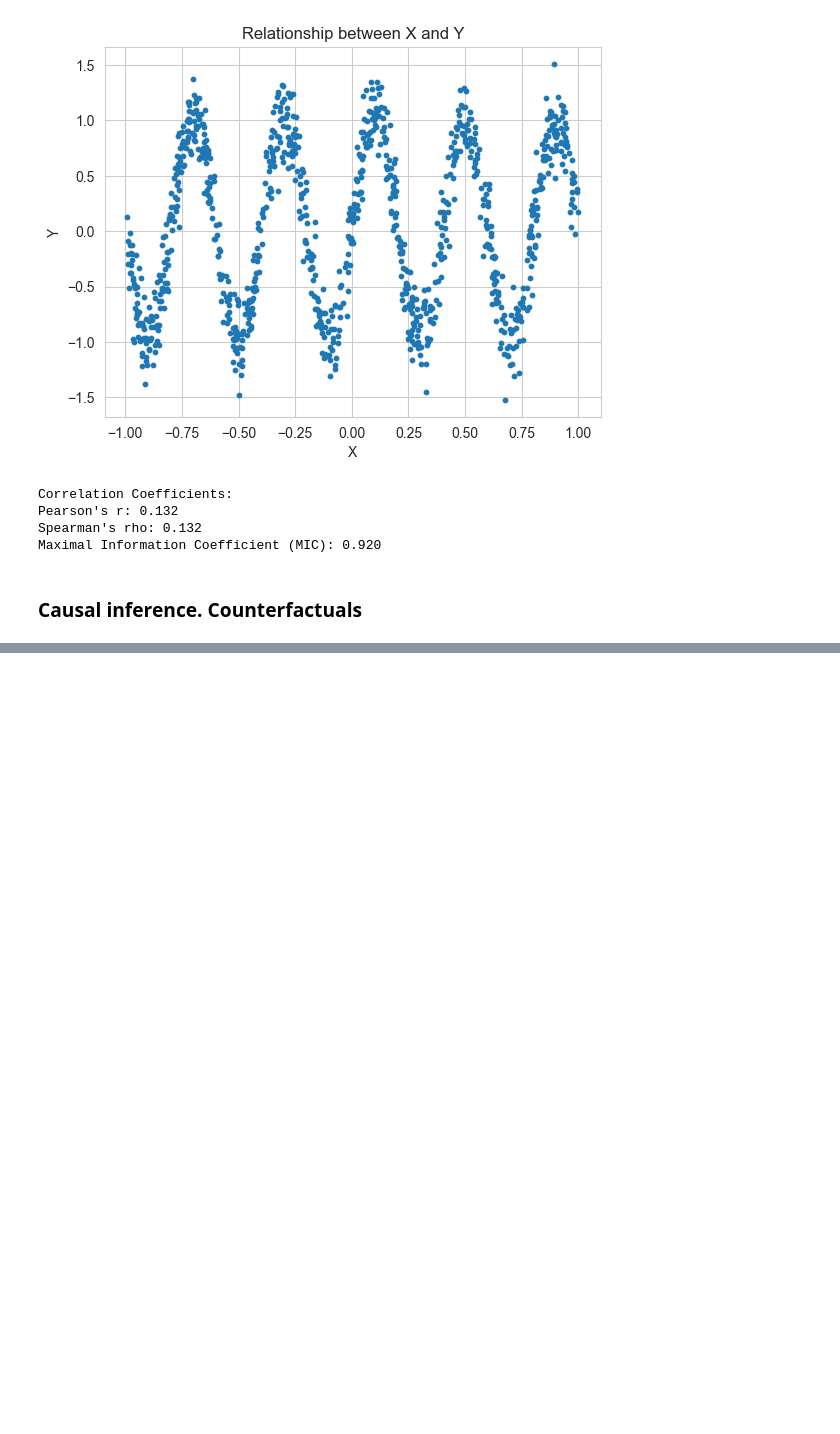
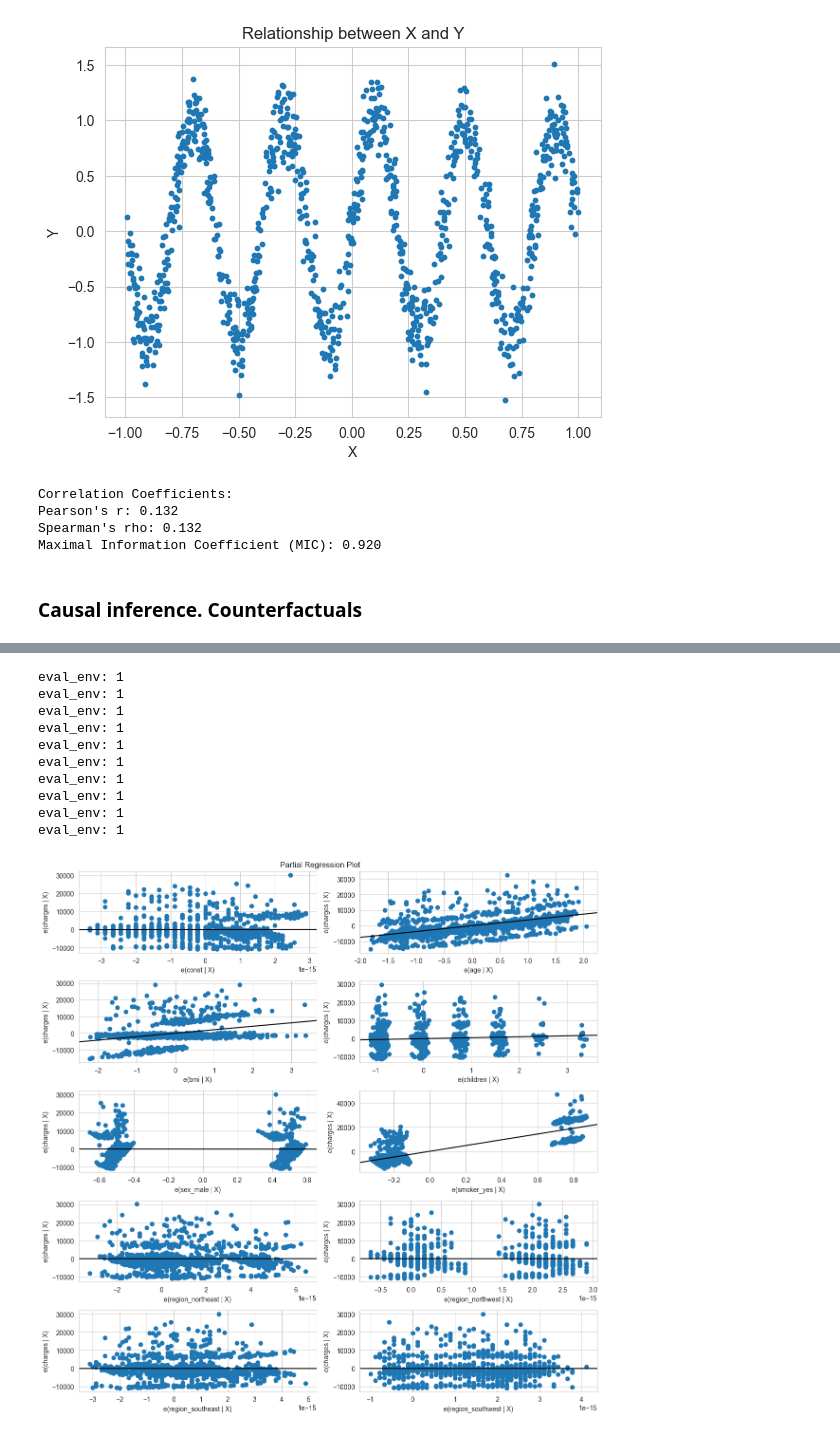
Before and after one commit to ProfessorBanner/Portfolio., a Jupyter notebook: Data Science/Information theory and causal inference.ipynb, the cells around one changed output, grey strips where cells are left out. Saved outputs shown, nothing was run; the diff lists cells and outputs as text; code cells hidden in the pictures; blank space fills up the shorter version.

```diff
--- a/Data Science/Information theory and causal inference.ipynb
+++ b/Data Science/Information theory and causal inference.ipynb
@@ -786,0 +894,26 @@ print(refute_results)
+# %%
+# Scaling
+scaler = StandardScaler() # or RobustScaler() or MinMaxScaler()
+X_train[numeric_notbinary] = scaler.fit_transform(X_train[numeric_notbinary])
+X_test[numeric_notbinary] = scaler.fit_transform(X_test[numeric_notbinary])
+X_valid[numeric_notbinary] = scaler.fit_transform(X_valid[numeric_notbinary])
+# %%
+# Coding categorical values with OneHotEncoder
+
+# For scaled dataset
+X_train = pd.get_dummies(data=X_train, columns=categoric_binary, drop_first=True)
+X_train = pd.get_dummies(data=X_train, columns=categoric_nonbinary)
+
+# For scaled dataset
+X_test = pd.get_dummies(data=X_test, columns=categoric_binary, drop_first=True)
+X_test = pd.get_dummies(data=X_test, columns=categoric_nonbinary)
+
+# For scaled dataset
+X_valid = pd.get_dummies(data=X_valid, columns=categoric_binary, drop_first=True)
+X_valid = pd.get_dummies(data=X_valid, columns=categoric_nonbinary)
+# %%
+X_train_ols = sm.add_constant(X_train) # Adding a constant for OLS
+# %%
+ols = sm.OLS(y_train, X_train_ols)
+model=ols.fit()
+model.summary()
@@ -786,0 +1011,16 @@ print(refute_results)
+# %%
+fig = plt.figure(figsize=(12, 12))
+fig = sm.graphics.plot_partregress_grid(model,fig=fig);
+fig.tight_layout();
+# %% [output]
+eval_env: 1
+eval_env: 1
+eval_env: 1
+eval_env: 1
+eval_env: 1
+eval_env: 1
+eval_env: 1
+eval_env: 1
+eval_env: 1
+eval_env: 1
+[figure, added]
```
Also changed, not shown: parts of 45 cells of this notebook.
